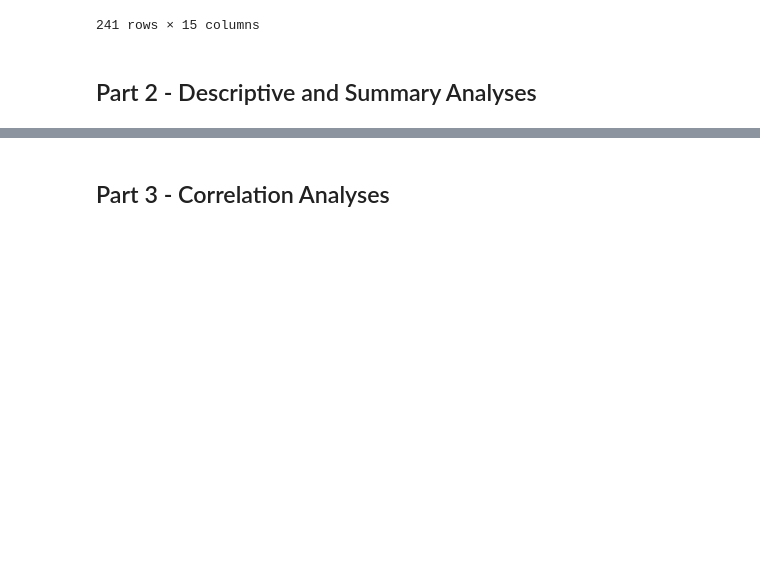
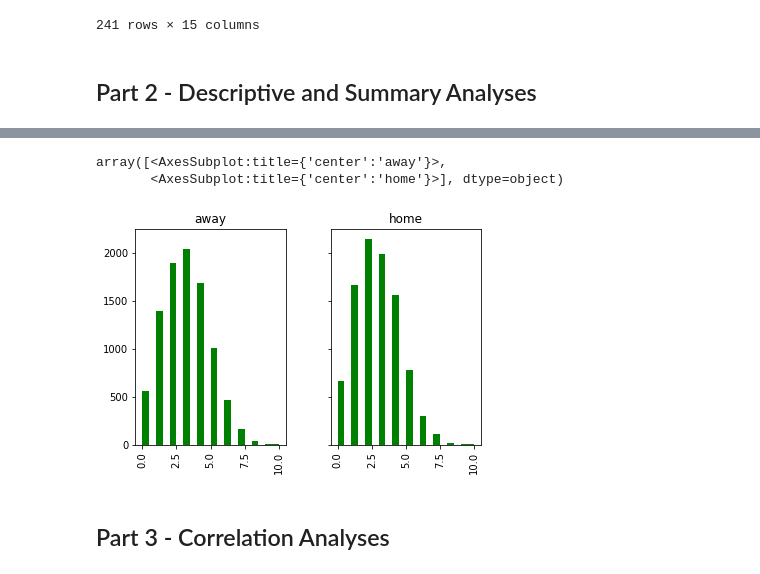
Before and after one commit to mattyough25/Coursera, a Jupyter notebook: SportsPerformanceAnalytics/FoundationsofSportsAnalytics_DataRepresentationanModelsinSports/python notebooks/Week2/Week 2 Assignment.ipynb, the cells around one changed output, grey strips where cells are left out. Cells and saved outputs as stored; diff of their text form; code cells hidden in the pictures; blank space fills up the shorter version.

```diff
--- a/SportsPerformanceAnalytics/FoundationsofSportsAnalytics_DataRepresentationanModelsinSports/python notebooks/Week2/Week 2 Assignment.ipynb
+++ b/SportsPerformanceAnalytics/FoundationsofSportsAnalytics_DataRepresentationanModelsinSports/python notebooks/Week2/Week 2 Assignment.ipynb
@@ -365,2 +430,8 @@ NHL_Team_R_Stats
+# %%
+NHL_Game.hist(by='home_away', column='goals_against', color='green', bins=20, sharex=True, sharey=True)
+# %% [output]
+array([<AxesSubplot:title={'center':'away'}>,
+       <AxesSubplot:title={'center':'home'}>], dtype=object)
+[figure, added]
 # %% [markdown]
 ## Part 3 - Correlation Analyses
```
Also changed, not shown: parts of 11 cells of this notebook, 5 other files.
